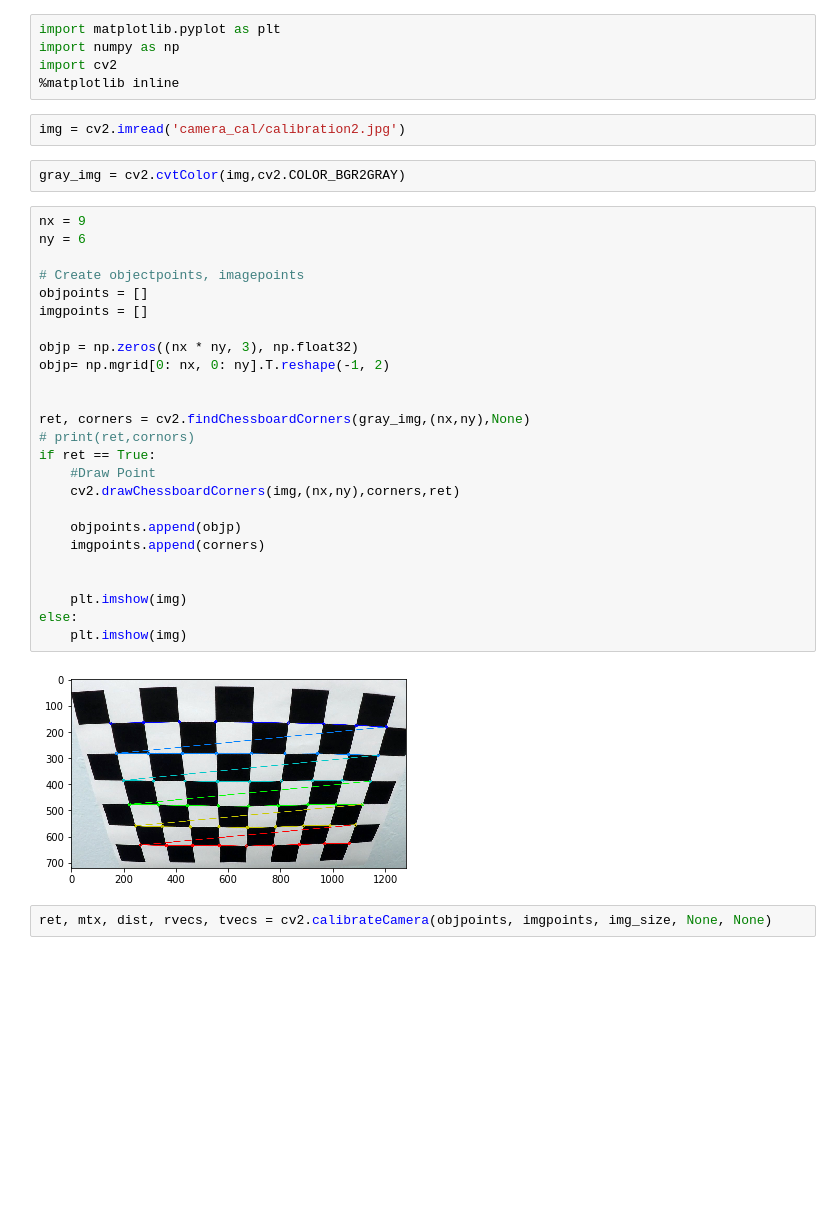
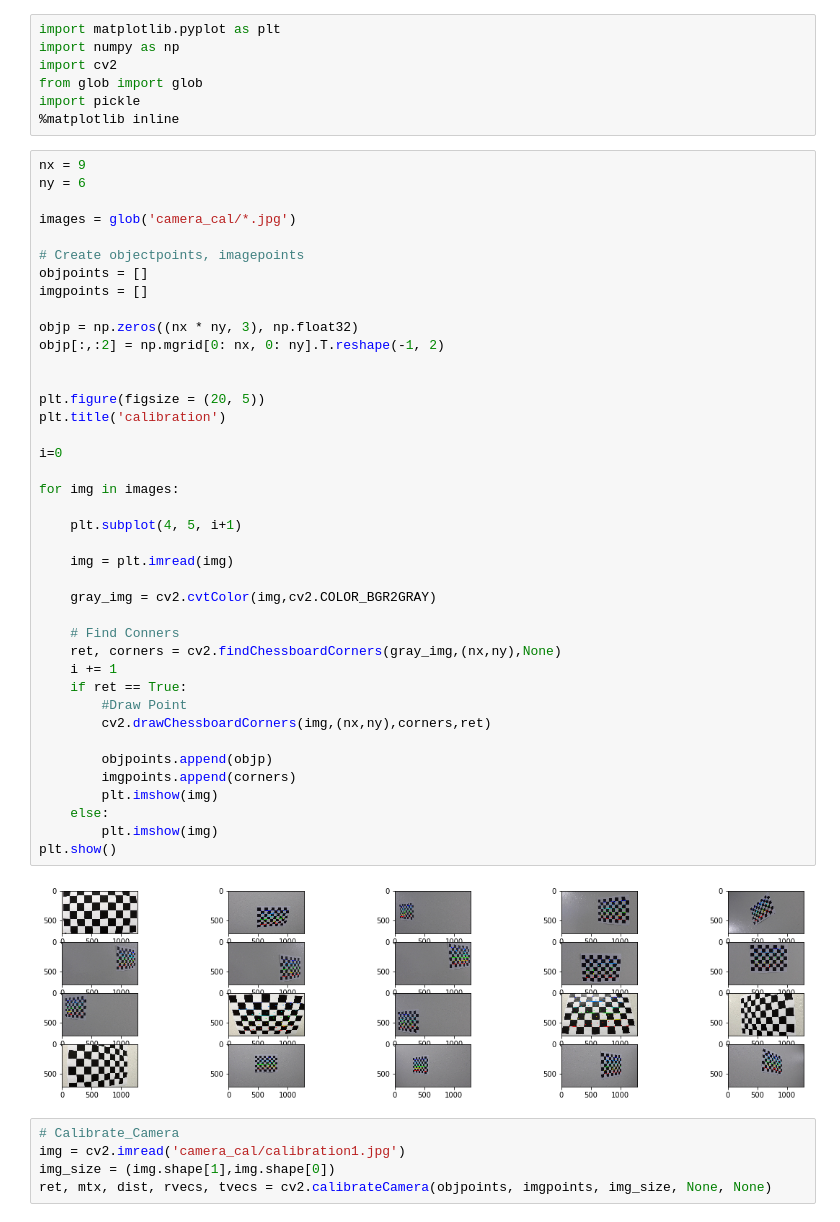
Before and after one commit to liushuai3110/Ros_Curve_Lane_Detection, a Jupyter notebook: Calibrate_Camera.ipynb, the cells around one changed output. Cells and saved outputs as stored; diff of their text form; blank space fills up the shorter version.

```diff
--- a/Calibrate_Camera.ipynb
+++ b/Calibrate_Camera.ipynb
@@ -2,37 +2,53 @@
 import matplotlib.pyplot as plt
 import numpy as np
 import cv2
+from glob import glob
+import pickle
 %matplotlib inline
-# %%
-img = cv2.imread('camera_cal/calibration2.jpg')
-# %%
-gray_img = cv2.cvtColor(img,cv2.COLOR_BGR2GRAY)
 # %%
 nx = 9
 ny = 6
+
+images = glob('camera_cal/*.jpg')
 
 # Create objectpoints, imagepoints
 objpoints = []
 imgpoints = []
 
 objp = np.zeros((nx * ny, 3), np.float32)
-objp= np.mgrid[0: nx, 0: ny].T.reshape(-1, 2)
+objp[:,:2] = np.mgrid[0: nx, 0: ny].T.reshape(-1, 2)
 
 
-ret, corners = cv2.findChessboardCorners(gray_img,(nx,ny),None)
-# print(ret,cornors)
-if ret == True:
-    #Draw Point
-    cv2.drawChessboardCorners(img,(nx,ny),corners,ret)
+plt.figure(figsize = (20, 5))
+plt.title('calibration')
 
-    objpoints.append(objp)
-    imgpoints.append(corners)
+i=0
 
+for img in images:
 
-    plt.imshow(img)
-else:
-    plt.imshow(img)
+    plt.subplot(4, 5, i+1)
+
+    img = plt.imread(img)
+
+    gray_img = cv2.cvtColor(img,cv2.COLOR_BGR2GRAY)
+
+    # Find Conners
+    ret, corners = cv2.findChessboardCorners(gray_img,(nx,ny),None)
+    i += 1
+    if ret == True:
+        #Draw Point
+        cv2.drawChessboardCorners(img,(nx,ny),corners,ret)
+
+        objpoints.append(objp)
+        imgpoints.append(corners)
+        plt.imshow(img)
+    else:
+        plt.imshow(img)
+plt.show()
 # %% [output]
-[figure, old version]
+[figure, new version]
 # %%
+# Calibrate_Camera
+img = cv2.imread('camera_cal/calibration1.jpg')
+img_size = (img.shape[1],img.shape[0])
 ret, mtx, dist, rvecs, tvecs = cv2.calibrateCamera(objpoints, imgpoints, img_size, None, None)
```
Also changed, not shown: parts of 2 cells of this notebook, 3 other files.
